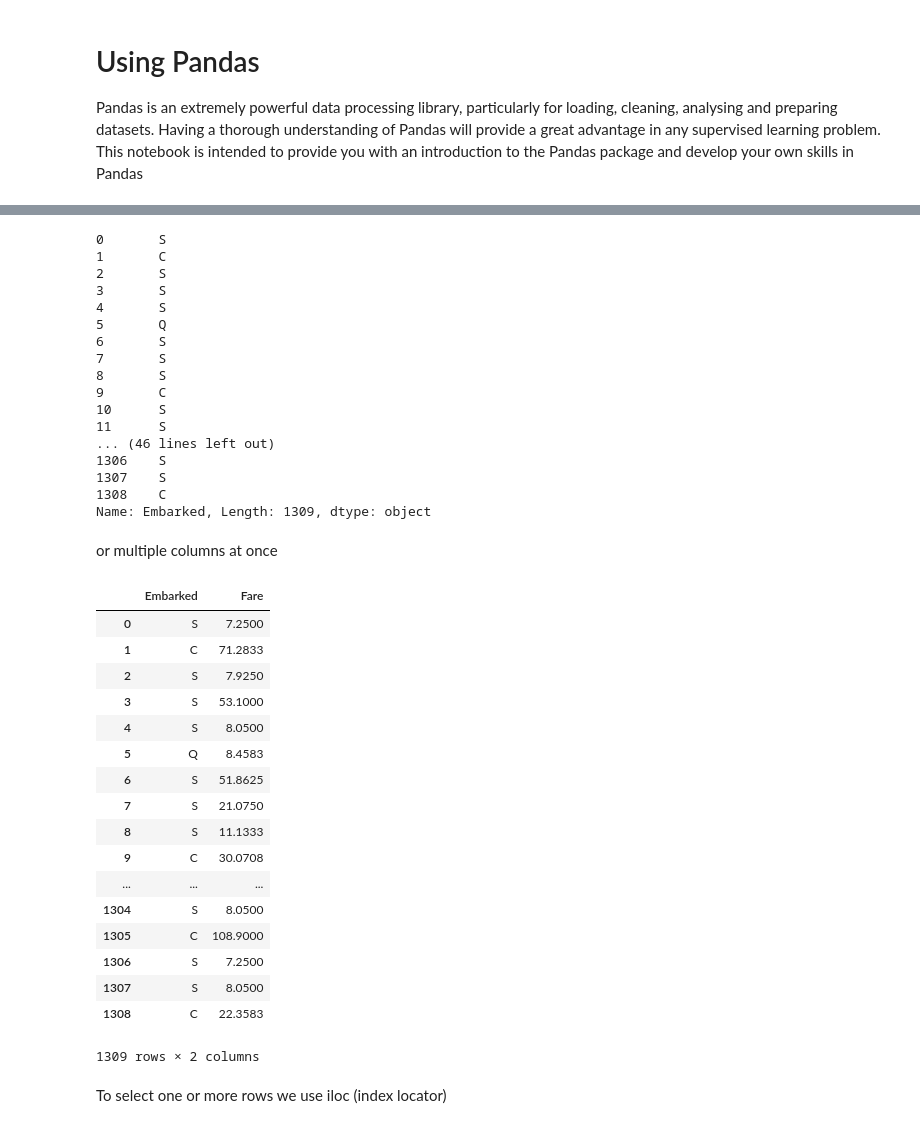
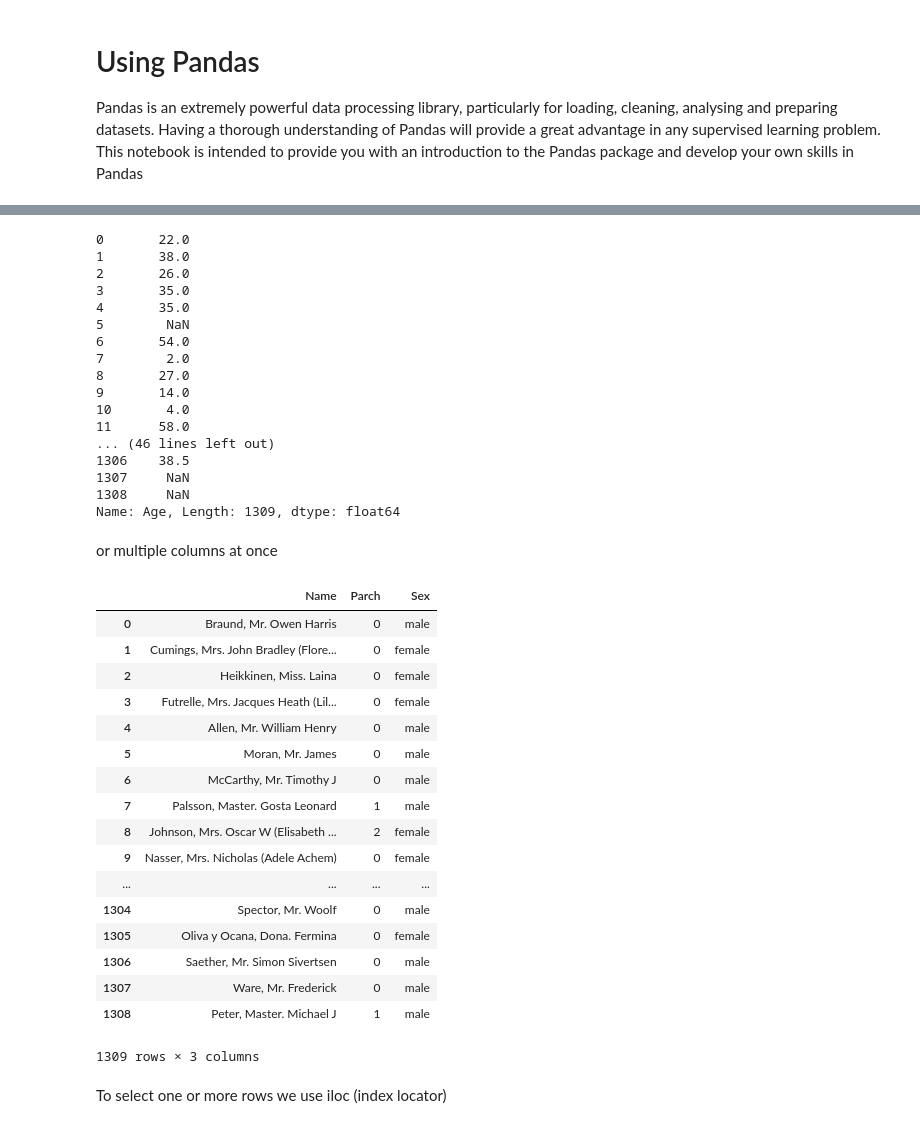
Before and after one commit to TrainingByPackt/Applied-Supervised-Learning-with-Python, a Jupyter notebook: Chapter 1 - Machine Learning Toolkit/Pandas.ipynb, the cells around one changed output, grey strips where cells are left out. Cells and saved outputs as stored; diff of their text form; code cells hidden in the pictures.

```diff
--- a/Chapter 1 - Machine Learning Toolkit/Pandas.ipynb
+++ b/Chapter 1 - Machine Learning Toolkit/Pandas.ipynb
@@ -47,47 +61,47 @@ Name: Embarked, Length: 1309, dtype: object
 # %%
 # or also by using the dot operator
-df.Embarked
+df.Age
 # %% [output]
-0       S
-1       C
-2       S
-3       S
-4       S
-5       Q
-6       S
-7       S
-8       S
-9       C
-10      S
-11      S
+0       22.0
+1       38.0
+2       26.0
+3       35.0
+4       35.0
+5        NaN
+6       54.0
+7        2.0
+8       27.0
+9       14.0
+10       4.0
+11      58.0
 ... (46 lines left out)
-1306    S
-1307    S
-1308    C
-Name: Embarked, Length: 1309, dtype: object
+1306    38.5
+1307     NaN
+1308     NaN
+Name: Age, Length: 1309, dtype: float64
 # %% [markdown]
 or multiple columns at once
-# %%
-df[['Embarked', 'Fare']]
-# %% [output]
-|  | Embarked | Fare |
-| 0 | S | 7.2500 |
-| 1 | C | 71.2833 |
-| 2 | S | 7.9250 |
-| 3 | S | 53.1000 |
-| 4 | S | 8.0500 |
-| 5 | Q | 8.4583 |
-| 6 | S | 51.8625 |
-| 7 | S | 21.0750 |
-| 8 | S | 11.1333 |
-| 9 | C | 30.0708 |
-| ... | ... | ... |
-| 1304 | S | 8.0500 |
-| 1305 | C | 108.9000 |
-| 1306 | S | 7.2500 |
-| 1307 | S | 8.0500 |
-| 1308 | C | 22.3583 |
-1309 rows × 2 columns
+# %%
+df[['Name', 'Parch', 'Sex']]
+# %% [output]
+|  | Name | Parch | Sex |
+| 0 | Braund, Mr. Owen Harris | 0 | male |
+| 1 | Cumings, Mrs. John Bradley (Flore... | 0 | female |
+| 2 | Heikkinen, Miss. Laina | 0 | female |
+| 3 | Futrelle, Mrs. Jacques Heath (Lil... | 0 | female |
+| 4 | Allen, Mr. William Henry | 0 | male |
+| 5 | Moran, Mr. James | 0 | male |
+| 6 | McCarthy, Mr. Timothy J | 0 | male |
+| 7 | Palsson, Master. Gosta Leonard | 1 | male |
+| 8 | Johnson, Mrs. Oscar W (Elisabeth ... | 2 | female |
+| 9 | Nasser, Mrs. Nicholas (Adele Achem) | 0 | female |
+| ... | ... | ... | ... |
+| 1304 | Spector, Mr. Woolf | 0 | male |
+| 1305 | Oliva y Ocana, Dona. Fermina | 0 | female |
+| 1306 | Saether, Mr. Simon Sivertsen | 0 | male |
+| 1307 | Ware, Mr. Frederick | 0 | male |
+| 1308 | Peter, Master. Michael J | 1 | male |
+1309 rows × 3 columns
 # %% [markdown]
 To select one or more rows we use iloc (index locator)
 # %%
```
Also changed, not shown: parts of 27 cells of this notebook.
